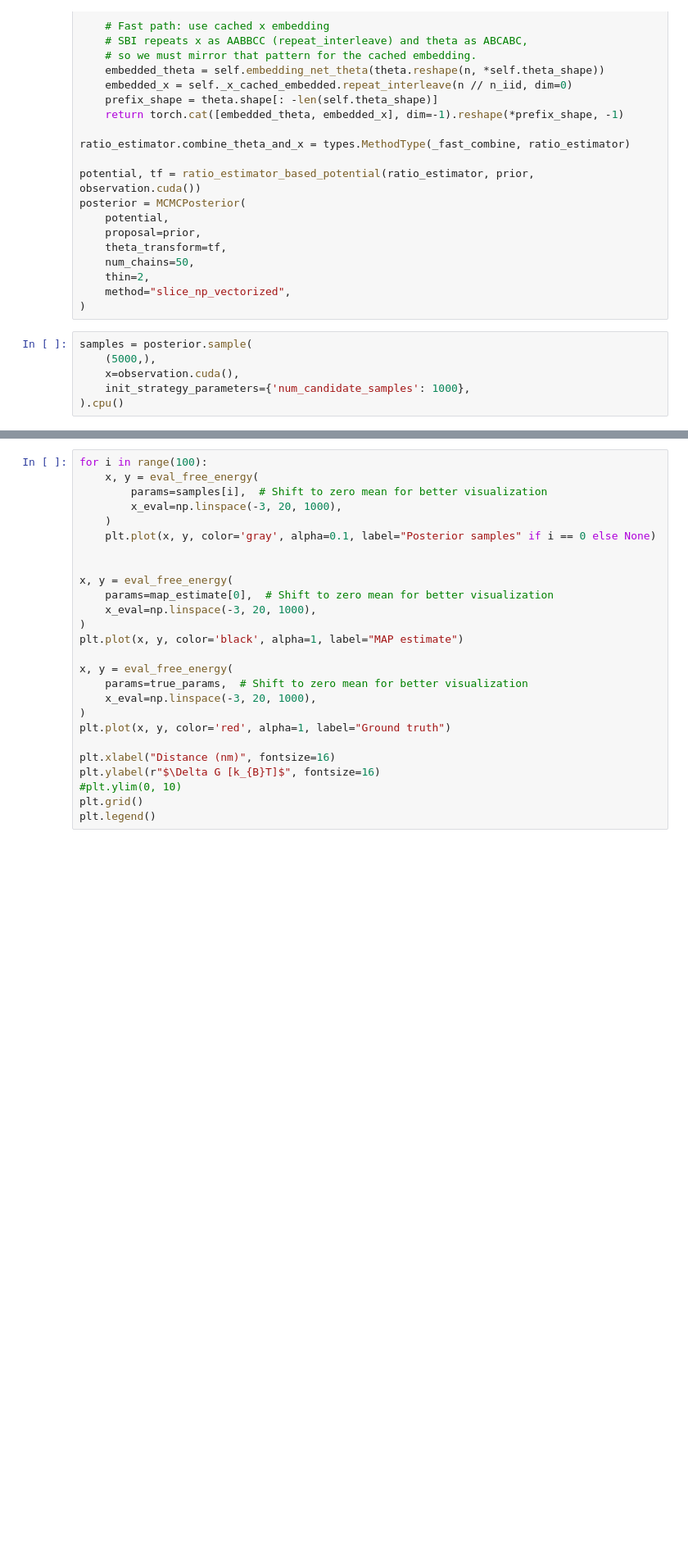
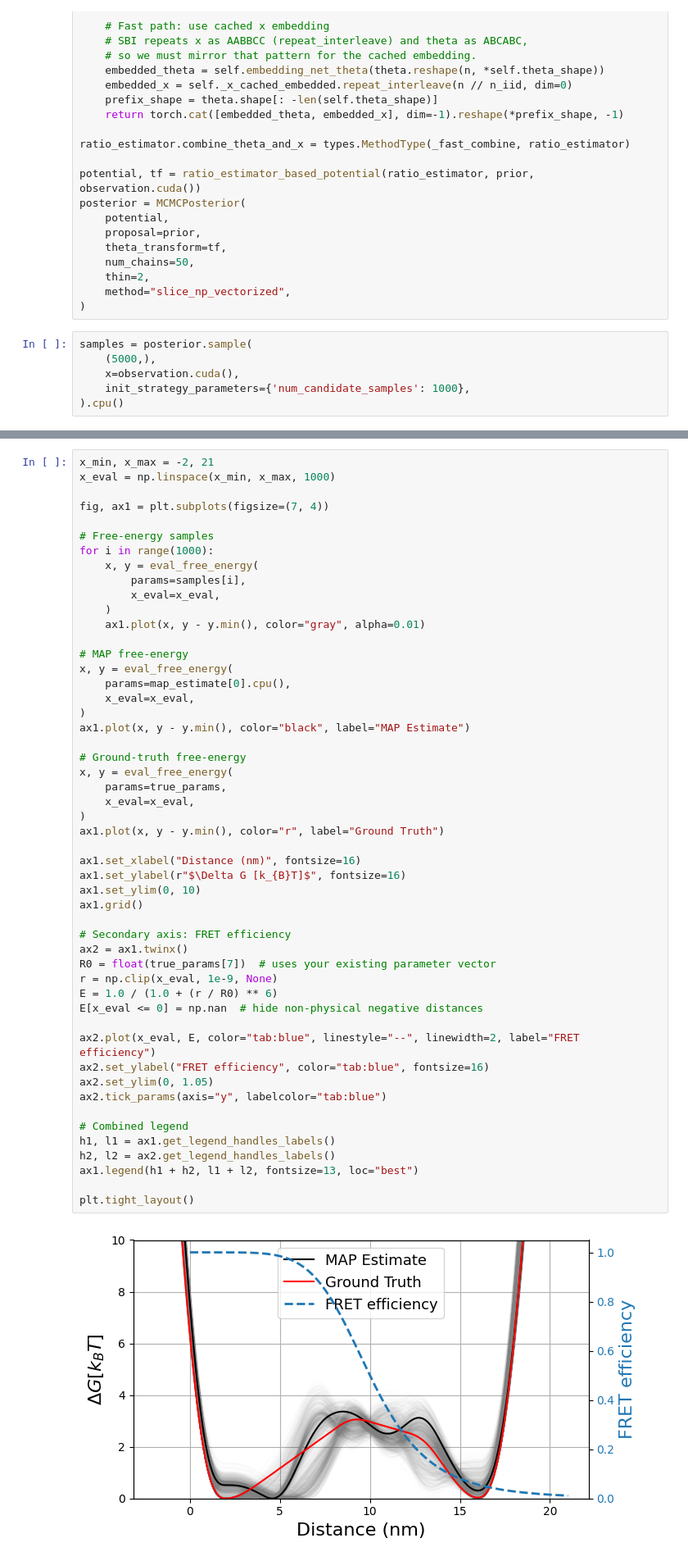
Before and after one commit to covinolab/smFRET_sbi, a Jupyter notebook: analysis/eval_likelihood_ratios.ipynb, the cells around one changed output, grey strips where cells are left out. Shown at 82% size. Cells and saved outputs as stored; diff of their text form; blank space fills up the shorter version.

```diff
--- a/analysis/eval_likelihood_ratios.ipynb
+++ b/analysis/eval_likelihood_ratios.ipynb
@@ -170,26 +193,53 @@ _ = analysis.pairplot(
 # %%
-for i in range(100):
+x_min, x_max = -2, 21
+x_eval = np.linspace(x_min, x_max, 1000)
+
+fig, ax1 = plt.subplots(figsize=(7, 4))
+
+# Free-energy samples
+for i in range(1000):
     x, y = eval_free_energy(
-        params=samples[i],  # Shift to zero mean for better visualization
-        x_eval=np.linspace(-3, 20, 1000),
+        params=samples[i],
+        x_eval=x_eval,
     )
-    plt.plot(x, y, color='gray', alpha=0.1, label="Posterior samples" if i == 0 else None)
+    ax1.plot(x, y - y.min(), color="gray", alpha=0.01)
 
+# MAP free-energy
+x, y = eval_free_energy(
+    params=map_estimate[0].cpu(),
+    x_eval=x_eval,
+)
+ax1.plot(x, y - y.min(), color="black", label="MAP Estimate")
 
+# Ground-truth free-energy
 x, y = eval_free_energy(
-    params=map_estimate[0],  # Shift to zero mean for better visualization
-    x_eval=np.linspace(-3, 20, 1000),
+    params=true_params,
+    x_eval=x_eval,
 )
-plt.plot(x, y, color='black', alpha=1, label="MAP estimate")
+ax1.plot(x, y - y.min(), color="r", label="Ground Truth")
 
-x, y = eval_free_energy(
-    params=true_params,  # Shift to zero mean for better visualization
-    x_eval=np.linspace(-3, 20, 1000),
-)
-plt.plot(x, y, color='red', alpha=1, label="Ground truth")
+ax1.set_xlabel("Distance (nm)", fontsize=16)
+ax1.set_ylabel(r"$\Delta G [k_{B}T]$", fontsize=16)
+ax1.set_ylim(0, 10)
+ax1.grid()
 
-plt.xlabel("Distance (nm)", fontsize=16)
-plt.ylabel(r"$\Delta G [k_{B}T]$", fontsize=16)
-#plt.ylim(0, 10)
-plt.grid()
-plt.legend()
+# Secondary axis: FRET efficiency
+ax2 = ax1.twinx()
+R0 = float(true_params[7])  # uses your existing parameter vector
+r = np.clip(x_eval, 1e-9, None)
+E = 1.0 / (1.0 + (r / R0) ** 6)
+E[x_eval <= 0] = np.nan  # hide non-physical negative distances
+
+ax2.plot(x_eval, E, color="tab:blue", linestyle="--", linewidth=2, label="FRET efficiency")
+ax2.set_ylabel("FRET efficiency", color="tab:blue", fontsize=16)
+ax2.set_ylim(0, 1.05)
+ax2.tick_params(axis="y", labelcolor="tab:blue")
+
+# Combined legend
+h1, l1 = ax1.get_legend_handles_labels()
+h2, l2 = ax2.get_legend_handles_labels()
+ax1.legend(h1 + h2, l1 + l2, fontsize=13, loc="best")
+
+plt.tight_layout()
+# %% [output]
+[figure, added]
```
Also changed, not shown: parts of 9 cells of this notebook, 16 other files.
